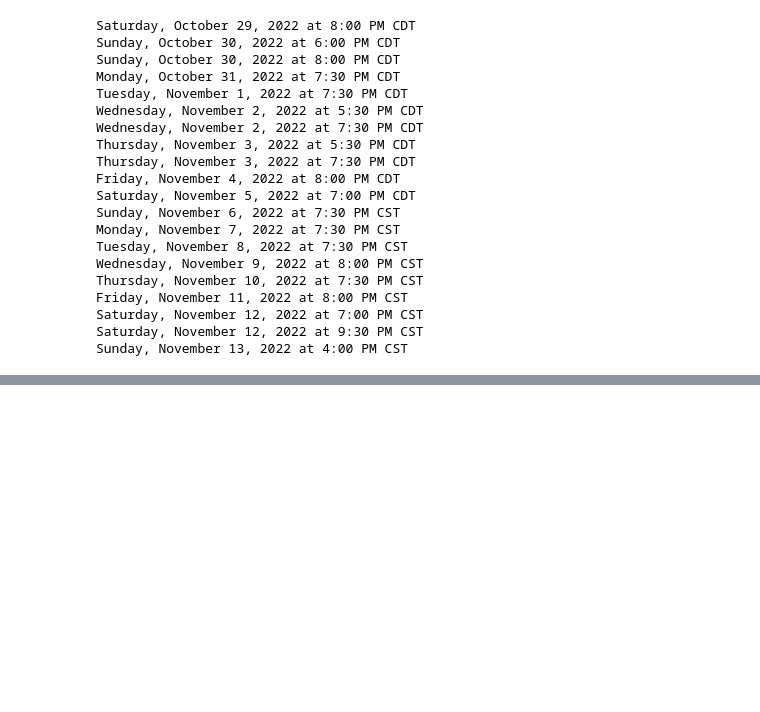
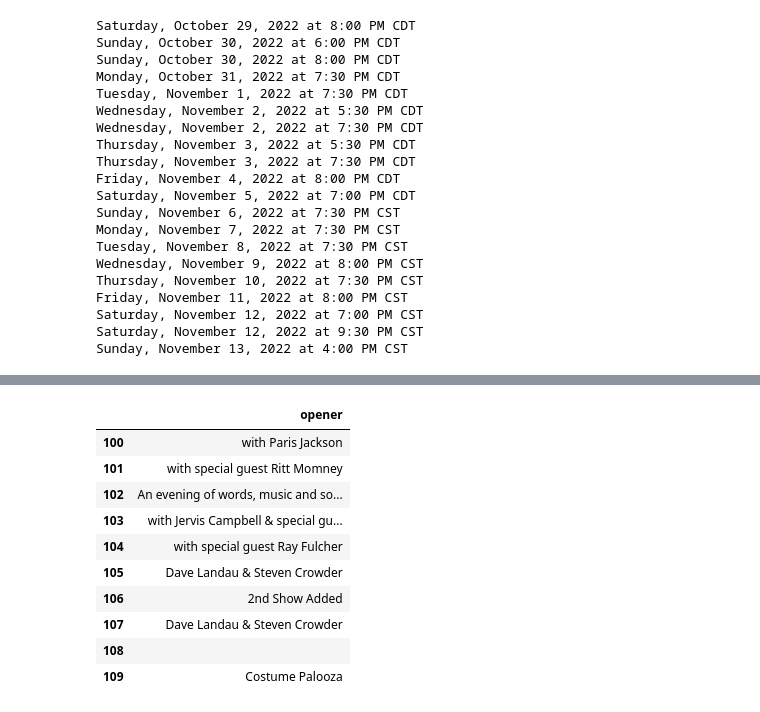
Before and after one commit to NSS-Data-Analytics-Cohort-7/web-scraping-ryman-jamorgan8, a Jupyter notebook: notebooks/ryman_web_scraper.ipynb, the cells around one changed output, grey strips where cells are left out. Saved outputs shown, nothing was run; the diff lists cells and outputs as text; code cells hidden in the pictures; blank space fills up the shorter version.

```diff
--- a/notebooks/ryman_web_scraper.ipynb
+++ b/notebooks/ryman_web_scraper.ipynb
@@ -438,0 +465,14 @@ Sunday, November 13, 2022 at 4:00 PM CST
+# %%
+opener.tail(10)
+# %% [output]
+|  | opener |
+| 100 | with Paris Jackson |
+| 101 | with special guest Ritt Momney |
+| 102 | An evening of words, music and so... |
+| 103 | with Jervis Campbell & special gu... |
+| 104 | with special guest Ray Fulcher |
+| 105 | Dave Landau & Steven Crowder |
+| 106 | 2nd Show Added |
+| 107 | Dave Landau & Steven Crowder |
+| 108 |  |
+| 109 | Costume Palooza |
```
Also changed, not shown: parts of 23 cells of this notebook.
